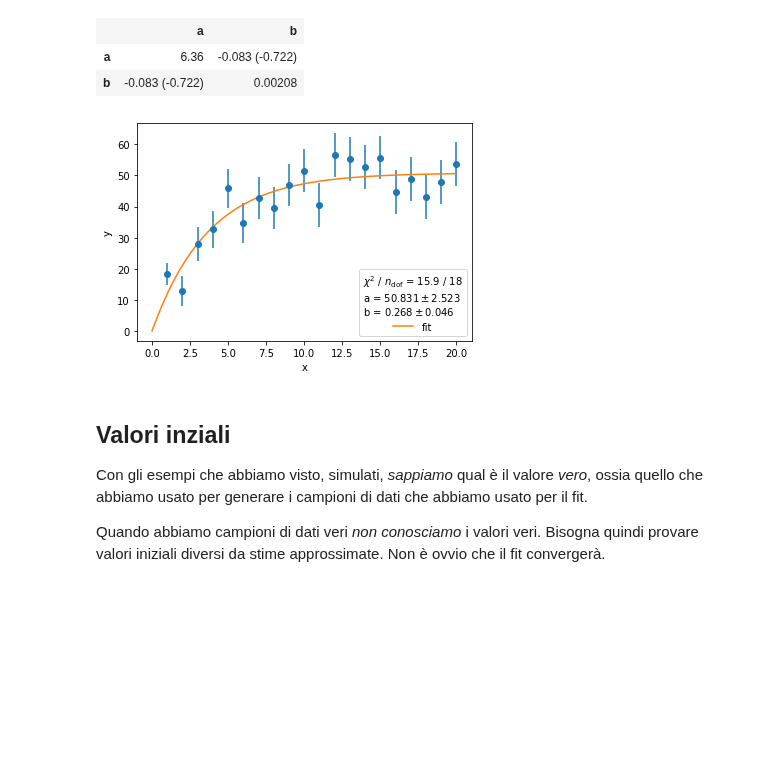
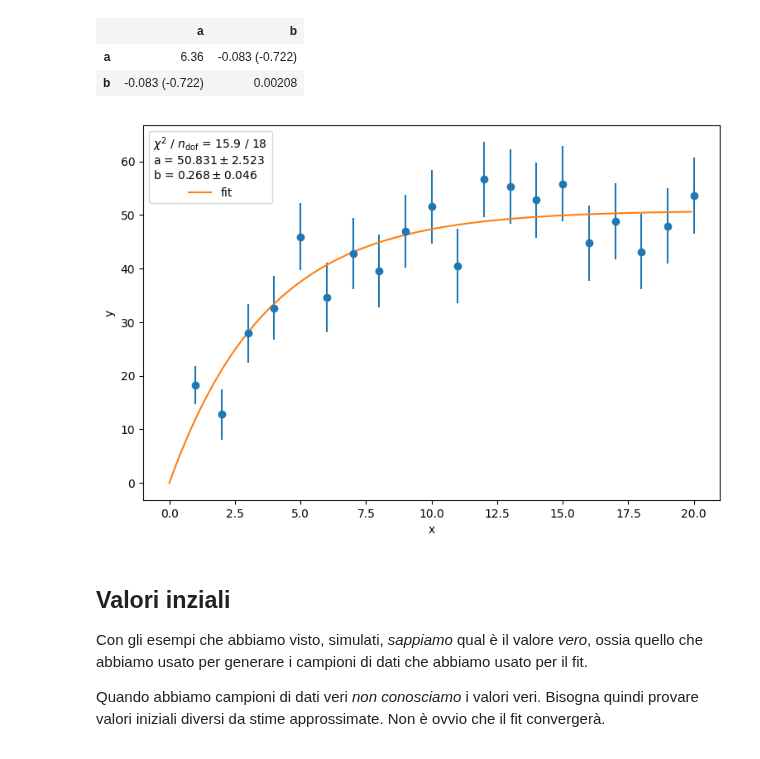
Before and after one commit to lucalista/analisi-dati-2021, a Jupyter notebook: 15.04.00__Minuit.ipynb, the cells around one changed output. Drawn from its saved outputs; the diff is of its cells as text; code cells hidden in the pictures; blank space fills up the shorter version.

```diff
--- a/15.04.00__Minuit.ipynb
+++ b/15.04.00__Minuit.ipynb
@@ -397,19 +406,20 @@ m.hesse()
 | a | 6.36 | -0.083 (-0.722) |
 | b | -0.083 (-0.722) | 0.00208 |
 # %%
+plt.figure(figsize=(9,6), dpi=100)
 plt.errorbar(data_x, data_y, data_yerr, fmt="o")
 data_x_f = np.arange(0, 20, 0.1)
 data_y_f = fit_model(data_x_f, m.values)
 plt.plot(data_x_f, data_y_f, label="fit")
 plt.xlabel('x')
 plt.ylabel('y')
 fit_info = [ f"$\\chi^2$ / $n_\\mathrm{{dof}}$ = {m.fval:.1f} / {len(data_x) - m.nfit}" ]
 for p, v, e in zip(m.parameters, m.values, m.errors):
     fit_info.append(f"{p} = ${v:.3f} \\pm {e:.3f}$")
 plt.legend(title="\n".join(fit_info))
 plt.show()
 # %% [output]
-[figure, old version]
+[figure, new version]
 # %% [markdown]
 ## Valori inziali
 
```
Also changed, not shown: parts of 20 cells of this notebook.
